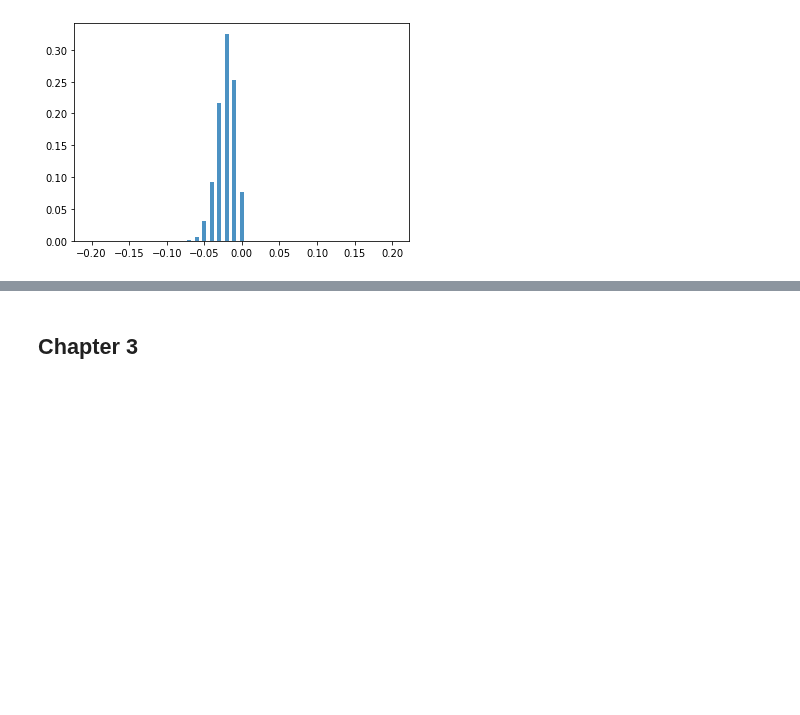
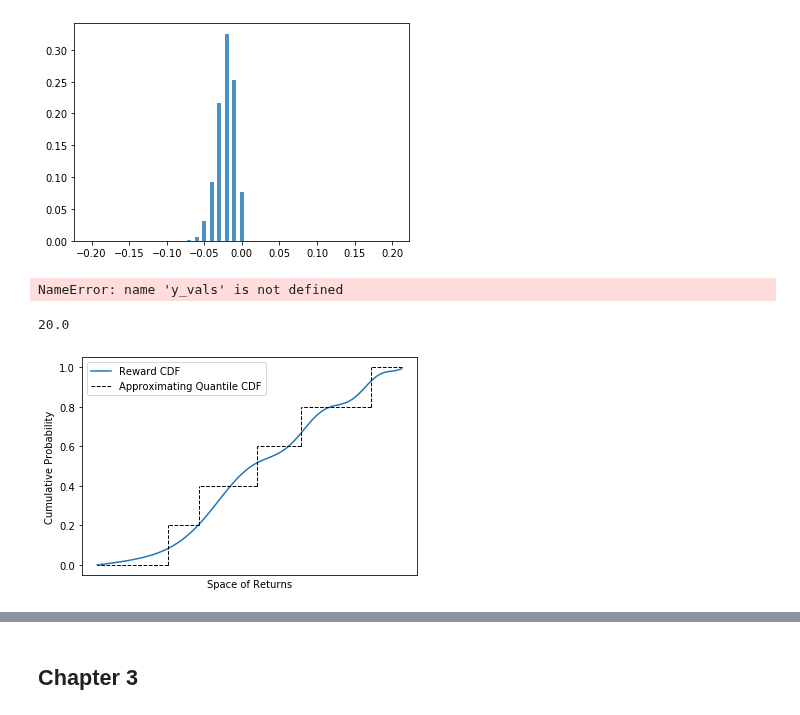
Before and after one commit to Geofffff/OptimalExecution, a Jupyter notebook: Figures.ipynb, the cells around one changed output, grey strips where cells are left out. Drawn from its saved outputs; the diff is of its cells as text; code cells hidden in the pictures; blank space fills up the shorter version.

```diff
--- a/Figures.ipynb
+++ b/Figures.ipynb
@@ -156,3 +156,41 @@ plt.bar(z,array,alpha = 0.8,width = 0.005,label = f"act {2}")
 plt.show()
 # %% [output]
 [figure]
+# %%
+def find_nearest(array, value):
+    array = np.asarray(array)
+    idx = (np.abs(array - value)).argmin()
+    return idx
+# %%
+find_nearest(y_vals,0.4)
+# %% [output]
+NameError: name 'y_vals' is not defined
+# %%
+x_vals = np.linspace(0,1,100)
+y_vals = [0]
+for i in range(1,100):
+    y_vals.append(y_vals[i-1]+(np.sin(x_vals[i]**2*10)**2+(1-abs(x_vals[i]-0.5))**2*0.5)/71)
+
+plt.plot(x_vals,y_vals,label = "Reward CDF")
+
+print(100/5)
+val = 1
+for i in range(5,-1,-1):
+    t = i / 5
+    prev = val
+    val = max(x_vals[find_nearest(y_vals,t)]-0.1,0)
+    if i == 0:
+        plt.plot([prev, val], [t, t], color='k', linestyle='--', linewidth=1,label="Approximating Quantile CDF")
+    else:
+        plt.plot([prev, val], [t, t], color='k', linestyle='--', linewidth=1)
+    if t > 0:
+        plt.plot([val, val], [t-0.2, t], color='k', linestyle='--', linewidth=1)
+plt.xlabel("Space of Returns")
+plt.ylabel("Cumulative Probability")
+plt.legend()
+plt.xticks([])
+plt.savefig("qr_approx.pdf")
+plt.show()
+# %% [output]
+20.0
+[figure, added]
```
Also changed, not shown: parts of 2 cells of this notebook, 5 other files.
